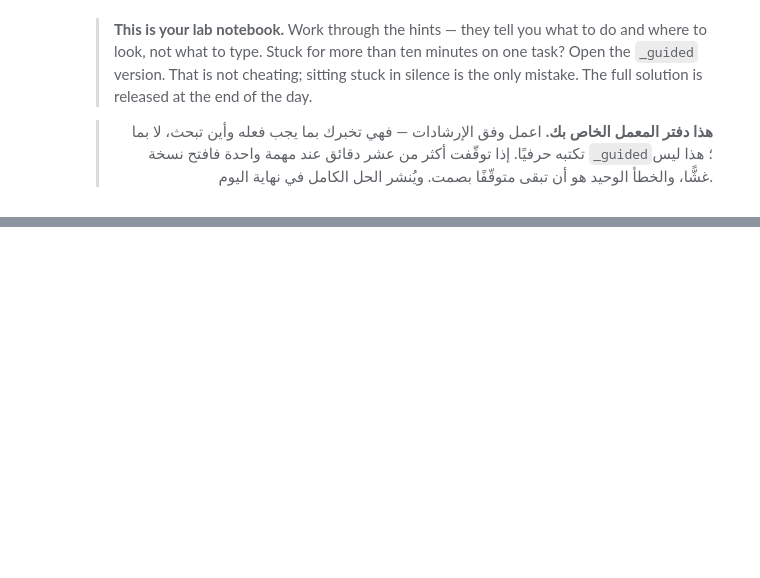
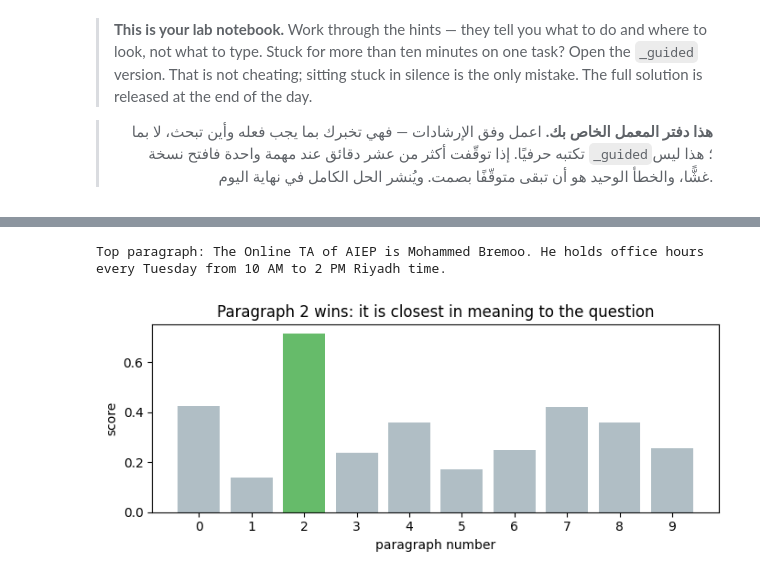
Before and after one commit to 0xRush/AIEP_Olo_student, a Jupyter notebook: week_6_llms/labs/D2_rag_llm/D2_rag_llm_blank.ipynb, the cells around one changed output, grey strips where cells are left out. Drawn from its saved outputs; the diff is of its cells as text; code cells hidden in the pictures; blank space fills up the shorter version.

```diff
--- a/week_6_llms/labs/D2_rag_llm/D2_rag_llm_blank.ipynb
+++ b/week_6_llms/labs/D2_rag_llm/D2_rag_llm_blank.ipynb
@@ -179,17 +34,0 @@ look so there are no surprises:
-# %%
-# === Primitive 1: embed one or many strings into unit-norm vectors ==================
-def embed(texts):
-    """Return a numpy array of shape (N, D) with L2-normalized rows."""
-    if isinstance(texts, str):
-        texts = [texts]
-    return embedder.encode(texts, normalize_embeddings=True, show_progress_bar=False)
-
-# Demo: similarity between related and unrelated sentences
-pairs = [
-    ("A cat sits on the mat.",  "A kitten rests on the rug."),   # same meaning
-    ("A cat sits on the mat.",  "Transformers process sequences."),  # unrelated
-]
-for a, b in pairs:
-    va, vb = embed([a, b])
-    sim = float(np.dot(va, vb))   # cosine, since both are unit-norm
-    print(f"sim={sim:+.2f}   '{a}' vs '{b}'")
@@ -649,0 +153,17 @@ file reader — and let it plan a sequence of actions. That is an agent.
+# %%
+# === Our 10 made-up paragraphs, and a question the LLM cannot know =================
+DOCS = [
+    "The AI Engineering Bootcamp (AIEP) at Olo Academy is an 8-week program covering foundations, data engineering, neural networks, CNNs, NLP, LLMs, retrieval, and a final capstone.",
+    "Students get a certificate only if they submit all 5 weekly projects and the final capstone with a passing grade.",
+    "The Online TA of AIEP is Mohammed Bremoo. He holds office hours every Tuesday from 10 AM to 2 PM Riyadh time.",
+    "Lab notebooks run on Google Colab or locally in VSCode with the shared AIEP conda environment. GPU access comes from Colab's free T4 tier.",
+    "The October 2026 cohort is limited to 40 students. Applications close one week before the start date and needrequire a short technical interview.",
+    "The capstone project runs in week 8 and is presented live on the final Thursday to a panel of three industry mentors.",
+    "Olo Academy was founded in 2024 and is based in Riyadh, Saudi Arabia. It teaches only applied AI engineering.",
+    "Students should do about 20 hours of self-study per week, on top of 15 hours of live classes and labs.",
+    "The Olo Academy Discord is the main place for peer support. Instructors watch the #help channel from 9 AM to 9 PM Riyadh time every day.",
+    "Attendance below 70% of live sessions means automatic removal from the program, whatever your project grades are. No exceptions.",
+]
+DOC_VECTORS = embed(DOCS)   # every paragraph turned into numbers, once
+QUESTION = "What are the office hours of the AIEP Online TA?"
+print("Without RAG:", chat(QUESTION))
@@ -649,0 +195,30 @@ file reader — and let it plan a sequence of actions. That is an agent.
+# %%
+# ────────────────────────────────────────────────────────────────────
+# 1) scores = DOC_VECTORS @ embed(question)[0]   -> one score per paragraph
+# 2) best = np.argsort(scores)[::-1][:k]   -> positions of the k highest scores
+# 3) return [DOCS[i] for i in best]
+#
+# ١) scores = DOC_VECTORS @ embed(question)[0]   -> درجة لكل فقرة
+# ٢) best = np.argsort(scores)[::-1][:k]   -> مواضع أعلى k درجات
+# ٣) return [DOCS[i] for i in best]
+# ────────────────────────────────────────────────────────────────────
+# === Task 1 — FIND: retrieve the k most relevant paragraphs =======================
+def search(question, k=2):
+    scores = DOC_VECTORS @ embed(question)[0]
+    best = np.argsort(scores)[::-1][:k]
+    return [DOCS[i] for i in best]
+
+# Quick check: the paragraph about the TA's office hours should appear first.
+print("Top paragraph:", search(QUESTION, k=1)[0])
+# %% [output]
+Top paragraph: The Online TA of AIEP is Mohammed Bremoo. He holds office hours every Tuesday from 10 AM to 2 PM Riyadh time.
+# %%
+# === Picture: how well does each paragraph match the question? =====================
+scores = DOC_VECTORS @ embed(QUESTION)[0]
+plt.figure(figsize=(7, 3))
+plt.bar(range(len(DOCS)), scores, color=["#66bb6a" if s == scores.max() else "#b0bec5" for s in scores])
+plt.xticks(range(len(DOCS))); plt.xlabel("paragraph number"); plt.ylabel("score")
+plt.title("Paragraph 2 wins: it is closest in meaning to the question")
+plt.tight_layout(); plt.show()
+# %% [output]
+[figure, added]
```
Also changed, not shown: parts of 45 cells of this notebook.
